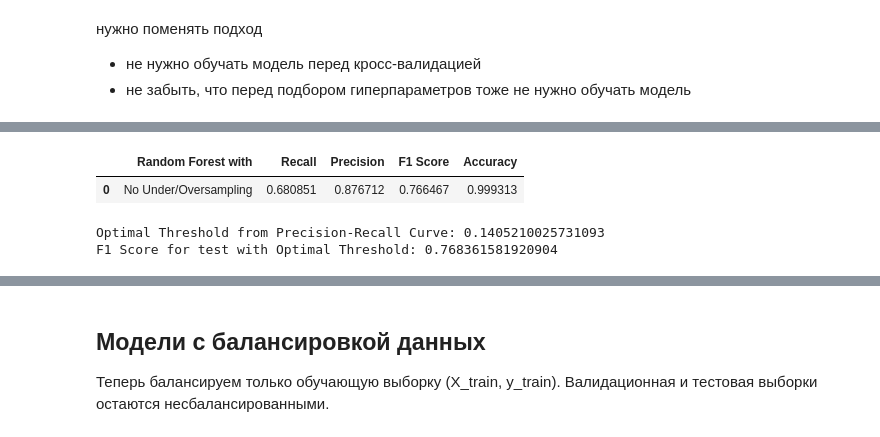
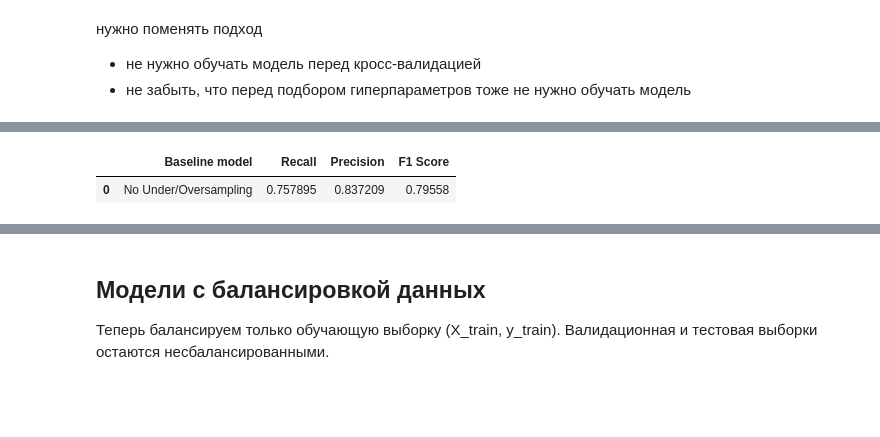
Before and after one commit to skytecat/FraudDetection, a Jupyter notebook: FraudDetection.ipynb, the cells around one changed output, grey strips where cells are left out. Saved outputs shown, nothing was run; the diff lists cells and outputs as text; code cells hidden in the pictures; blank space fills up the shorter version.

Commit message:
Baseline model

```diff
--- a/FraudDetection.ipynb
+++ b/FraudDetection.ipynb
@@ -455,36 +493,10 @@ print(cm)
 # %%
-ndf = [(rf_Recall, rf_Precision, rf_f1, rf_accuracy)]
+# # ndf = [(rf_Recall, rf_Precision, rf_f1, rf_accuracy)]
+# ndf = [(recall, precision, f1)]
 
-rf_score = pd.DataFrame(data = ndf, columns=['Recall','Precision','F1 Score', 'Accuracy'])
-rf_score.insert(0, 'Random Forest with', 'No Under/Oversampling')
-rf_score
+# rf_score = pd.DataFrame(data = ndf, columns=['Recall','Precision','F1 Score'])
+# rf_score.insert(0, 'Baseline model', 'No Under/Oversampling')
+# rf_score
 # %% [output]
-|  | Random Forest with | Recall | Precision | F1 Score | Accuracy |
-| 0 | No Under/Oversampling | 0.680851 | 0.876712 | 0.766467 | 0.999313 |
+|  | Baseline model | Recall | Precision | F1 Score |
+| 0 | No Under/Oversampling | 0.757895 | 0.837209 | 0.79558 |
-# %%
-# Предсказание вероятностей
-y_proba = grid_search.predict_proba(X_val)[:, 1]
-
-# Precision-Recall Curve
-precision, recall, thresholds_pr = precision_recall_curve(y_val, y_proba)
-f1_scores = 2 * (precision[:-1] * recall[:-1]) / (precision[:-1] + recall[:-1])
-optimal_idx_pr = np.argmax(f1_scores)
-optimal_threshold_pr = thresholds_pr[optimal_idx_pr]
-
-print("Optimal Threshold from Precision-Recall Curve:", optimal_threshold_pr)
-
-# # ROC Curve
-# fpr, tpr, thresholds_roc = roc_curve(y_test, y_proba)
-# optimal_idx_roc = np.argmin(np.sqrt((1 - tpr)**2 + fpr**2))
-# optimal_threshold_roc = thresholds_roc[optimal_idx_roc]
-
-# print("Optimal Threshold from ROC Curve:", optimal_threshold_roc)
-
-# Применение оптимального порога
-y_proba = grid_search.predict_proba(X_test)[:, 1]
-y_pred_optimal = (y_proba >= optimal_threshold_pr).astype(int)
-f1 = f1_score(y_test, y_pred_optimal)
-print("F1 Score for test with Optimal Threshold:", f1)
-# %% [output]
-Optimal Threshold from Precision-Recall Curve: 0.1405210025731093
-F1 Score for test with Optimal Threshold: 0.768361581920904
```
Also changed, not shown: parts of 23 cells of this notebook.
